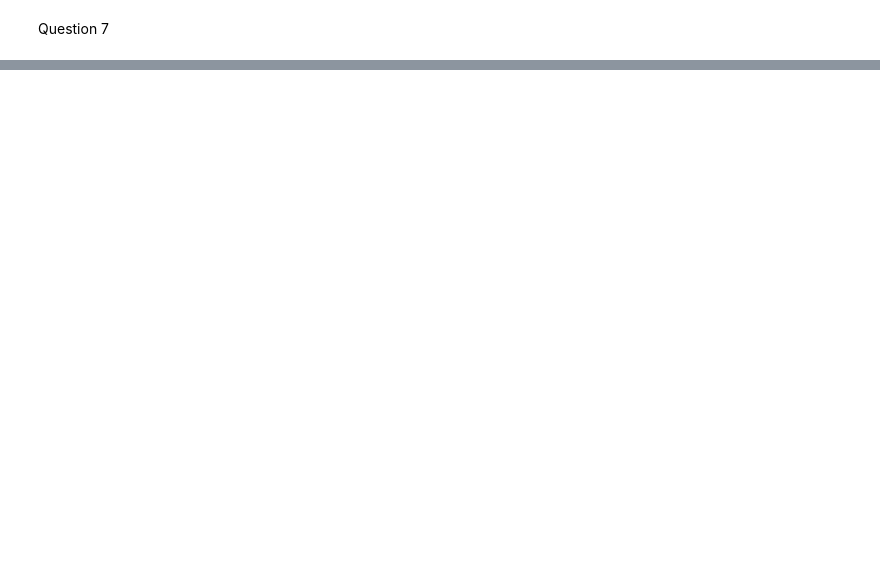
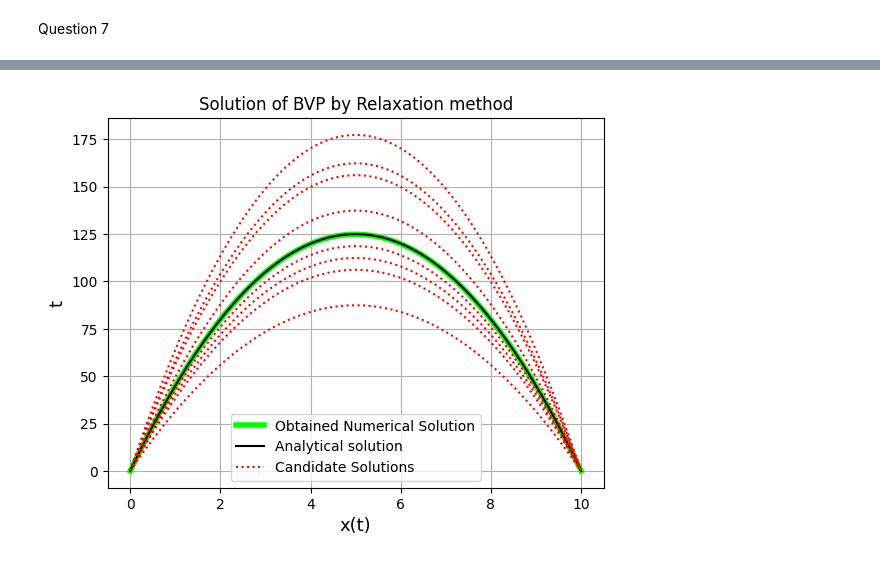
Before and after one commit to MayureshKanagal/Computational1, a Jupyter notebook: A2/A2(07).ipynb, the cells around one changed output, grey strips where cells are left out. Drawn from its saved outputs; the diff is of its cells as text; code cells hidden in the pictures; blank space fills up the shorter version.

```diff
--- a/A2/A2(07).ipynb
+++ b/A2/A2(07).ipynb
@@ -49,0 +191,65 @@ plt.show()
+# %%
+import numpy as np
+import matplotlib.pyplot as plt
+from scipy.sparse import diags
+a = 0.0
+b = 10.0
+g_val = 10.0
+x_a = x_b = 0.0 # Boundary Values
+n = 99
+h = (b-a)/(n+1)
+t = np.delete(np.arange(a,b,h),0) # this creates the time mesh points between a and b
+def x(t): # True Solution
+    return 0.5*g_val*(t*b - t**2.0)
+
+def q(x): #This step is unnecessary but upholds the generality of the problem at hand.
+    return 0.0
+def g(x):
+    return g_val
+
+def Create_A(t):
+    sup = -1.0*np.ones(len(t)-1,dtype = np.float64)
+    sub = -1.0*np.ones(len(t)-1,dtype = np.float64)
+    dig = np.zeros(len(t),dtype = np.float64)
+    dig[:] = 2.0+q(t[:])*h**2.0
+    A = diags((sub,dig,sup),offsets=(-1,0,1),shape=(len(t),len(t)),dtype=np.float64)
+    A = A.toarray()*(1/h**2.0)
+    return A
+def create_k(t):
+    k = np.zeros(len(t),dtype = np.float64)
+    k[1:len(t)-2] = g(t[1:len(t)-2])
+    k[0] = g(t[0])+x_a/h**2.0
+    k[len(t)-1] = g(t[len(t)-1]) + x_b/h**2.0
+    return k
+# Creating the Two matrices
+A = Create_A(t)
+k = create_k(t)
+true_sol = np.linalg.solve(A,k)
+t_full = np.insert(t,0,a)
+true_sol = np.insert(true_sol,0,x_a)
+t_full = np.insert(t_full,len(t_full),b)
+true_sol = np.insert(true_sol,len(true_sol),x_b)
+x_cand_sol = np.zeros(shape = len(true_sol),dtype = np.float64)
+x_cand_sol[0] = x_a
+x_cand_sol[len(true_sol)-1] = x_b
+val = [9.0,11.0,12.5,8.5,7.0,13.0,9.5,14.2]
+plt.title("Solution of BVP by Relaxation method")
+plt.plot(t_full,true_sol,color = '#00FF00',lw = 4,label = "Obtained Numerical Solution")
+plt.plot(np.linspace(a,b,1000),x(np.linspace(a,b,1000)),color = '#000000',label = "Analytical solution")
+for i in range(len(val)):
+    g_val = val[i]
+    A = Create_A(t)
+    k = create_k(t)
+    x_cand_sol[1:n+1] = np.copy(np.linalg.solve(A,k))
+    if(i==0):
+        plt.plot(t_full,x_cand_sol,':',color = 'red',label = "Candidate Solutions")
+    else:
+         plt.plot(t_full,x_cand_sol,':',color = 'red')
+    g_val = 10.0
+plt.grid()
+plt.xlabel("x(t)",size = 13)
+plt.ylabel("t",size = 13)
+plt.legend()
+plt.show()
+# %% [output]
+[figure, added]
```
Also changed, not shown: parts of 3 cells of this notebook, 26 other files.
